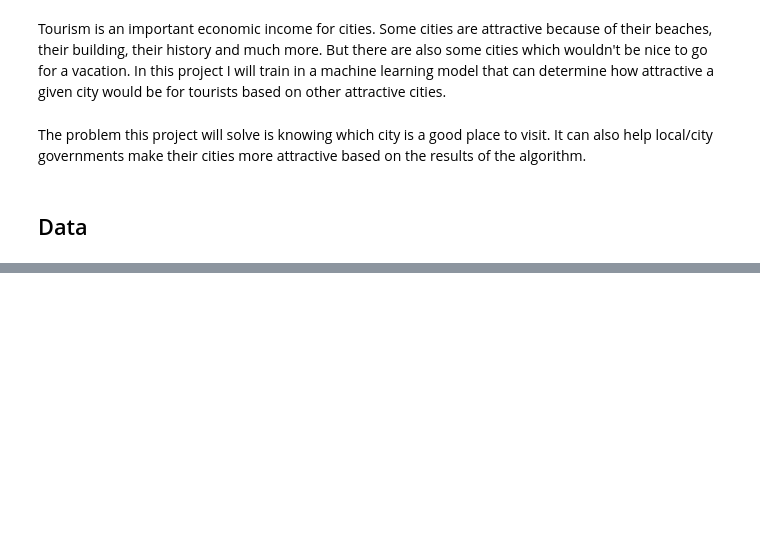
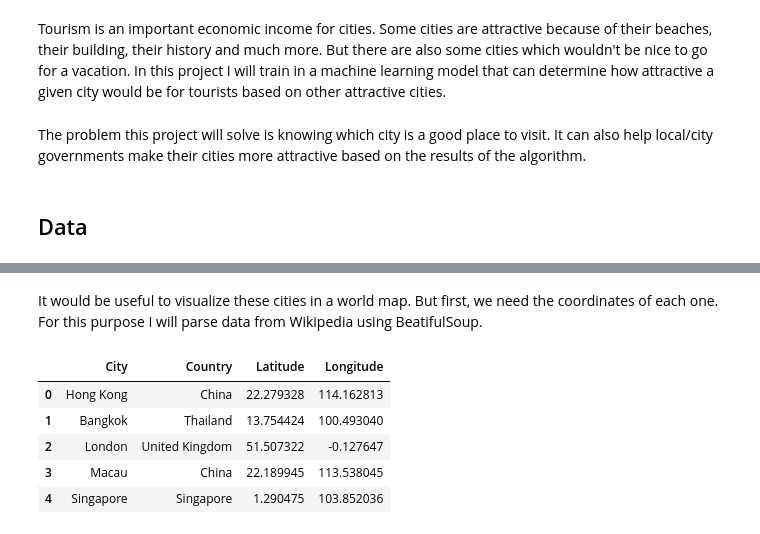
Before and after one commit to NeoLight1010/Coursera_Capstone, a Jupyter notebook: capstone/capstone_project.ipynb, the cells around one changed output, grey strips where cells are left out. Cells and saved outputs as stored; diff of their text form; code cells hidden in the pictures; blank space fills up the shorter version.

```diff
--- a/capstone/capstone_project.ipynb
+++ b/capstone/capstone_project.ipynb
@@ -24,0 +56,2 @@ In addition, the cities categorized as "good tourist cities" will be chosen from
+# %% [markdown]
+It would be useful to visualize these cities in a world map. But first, we need the coordinates of each one. For this purpose I will parse data from Wikipedia using BeatifulSoup.
@@ -24,0 +97,14 @@ In addition, the cities categorized as "good tourist cities" will be chosen from
+# %%
+# This list will later become a Dataframe containing data of the cities.
+cities = [
+    ["Hong Kong", "China"],
+    ["Bangkok", "Thailand"],
+    ["London", "United Kingdom"],
+    ["Macau", "China"],
+    ["Singapore", "Singapore"],
+    ["Paris", "France"],
+    ["Dubai", "United Arab Emirates"],
+    ["New York City", "United States"],
+    ["Kuala Lumpur", "Malaysia"],
+    ["Istanbul", "Turkey"]
+]
@@ -24,0 +115,10 @@ In addition, the cities categorized as "good tourist cities" will be chosen from
+# %%
+cities = pd.DataFrame(cities, columns=['City', 'Country', 'Latitude', 'Longitude'])
+cities.head()
+# %% [output]
+|  | City | Country | Latitude | Longitude |
+| 0 | Hong Kong | China | 22.279328 | 114.162813 |
+| 1 | Bangkok | Thailand | 13.754424 | 100.493040 |
+| 2 | London | United Kingdom | 51.507322 | -0.127647 |
+| 3 | Macau | China | 22.189945 | 113.538045 |
+| 4 | Singapore | Singapore | 1.290475 | 103.852036 |
```
Also changed, not shown: parts of 57 cells of this notebook, 4 other files.
